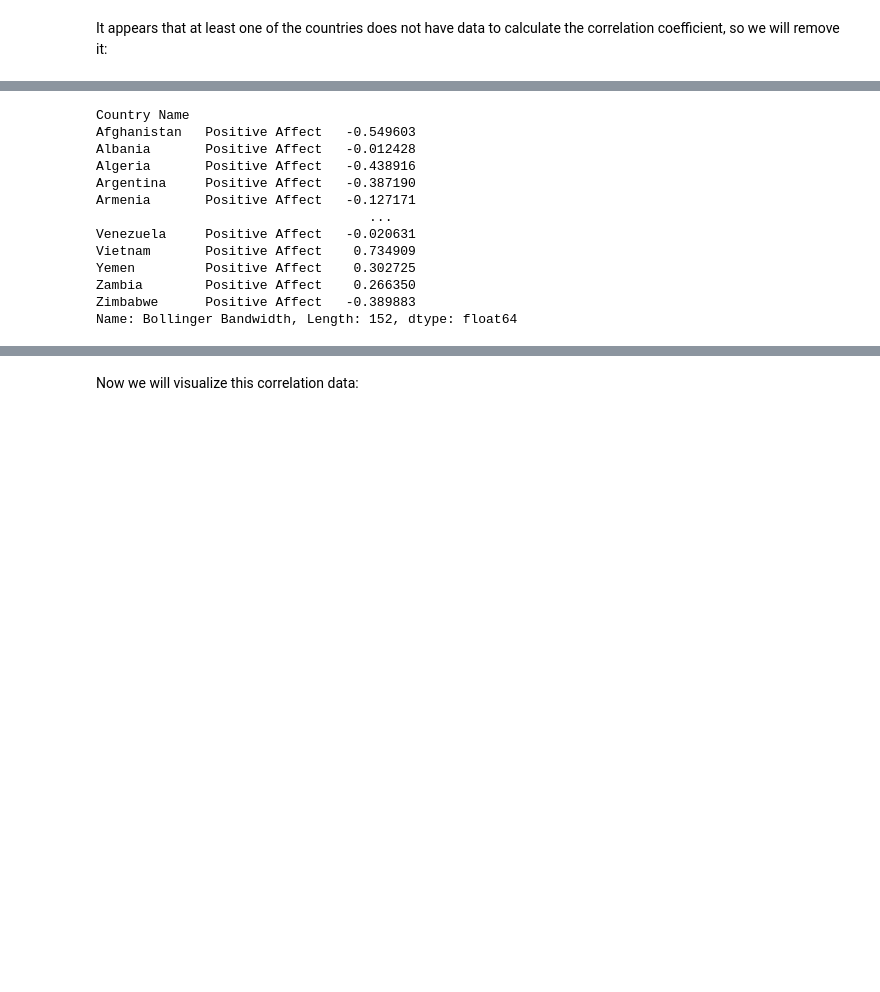
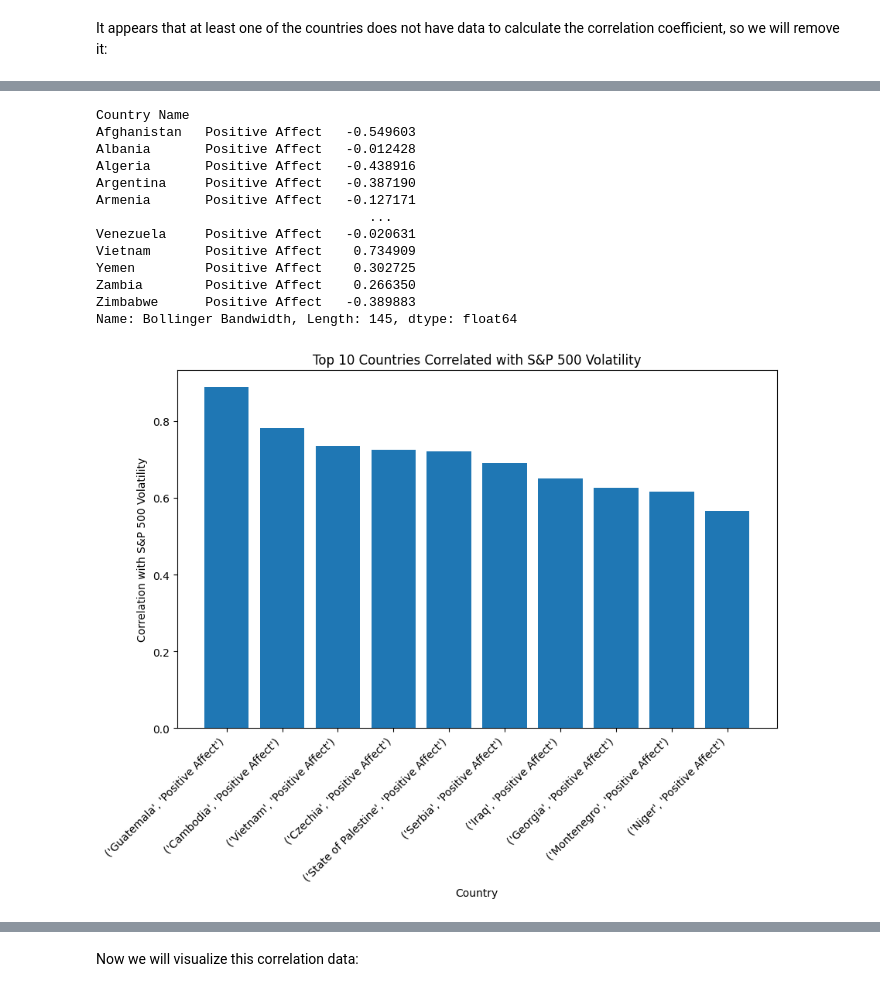
Before and after one commit to CamYench/DATASCI200Project2, a Jupyter notebook: YencheEDA.ipynb, the cells around one changed output, grey strips where cells are left out. Saved outputs shown, nothing was run; the diff lists cells and outputs as text; code cells hidden in the pictures; blank space fills up the shorter version.

```diff
--- a/YencheEDA.ipynb
+++ b/YencheEDA.ipynb
@@ -169,3 +171,9 @@ SP_Data['Lower Bollinger Band'] = SP_Data['Moving Average - 20 day'] - (2 * SP_D
+# %%
+# Group the data by country and count the number of non-null values in the 'Year' column
+country_counts = world_happiness.groupby('Country Name')['Year'].count()
+
+# Filter out the countries with less than 4 years of data
+world_happiness = world_happiness[world_happiness['Country Name'].isin(country_counts[country_counts >= 4].index)]
 # %% [markdown]
 Now we will form yearly metrics using the Bollinger Bands:
 # %%
@@ -433,4 +473,20 @@ Vietnam       Positive Affect    0.734909
 Yemen         Positive Affect    0.302725
 Zambia        Positive Affect    0.266350
 Zimbabwe      Positive Affect   -0.389883
-Name: Bollinger Bandwidth, Length: 152, dtype: float64
+Name: Bollinger Bandwidth, Length: 145, dtype: float64
+# %%
+# Now we will plot the top 10 countries that correlate most closely with volatility of the S&P 500
+# Convert MultiIndex to a string
+corr_volatility.index = corr_volatility.index.map(str)
+corr_volatility_top = corr_volatility.sort_values(ascending=False).head(10)
+
+# Create a bar plot
+fig, ax = plt.subplots(figsize=(10, 6))
+ax.bar(corr_volatility_top.index.values, corr_volatility_top.values[:])
+ax.set_xticklabels(corr_volatility_top.index.values, rotation=45, ha='right')
+ax.set_xlabel('Country')
+ax.set_ylabel('Correlation with S&P 500 Volatility')
+ax.set_title('Top 10 Countries Correlated with S&P 500 Volatility')
+plt.show()
+# %% [output]
+[figure, added]
```
Also changed, not shown: parts of 8 cells of this notebook.
